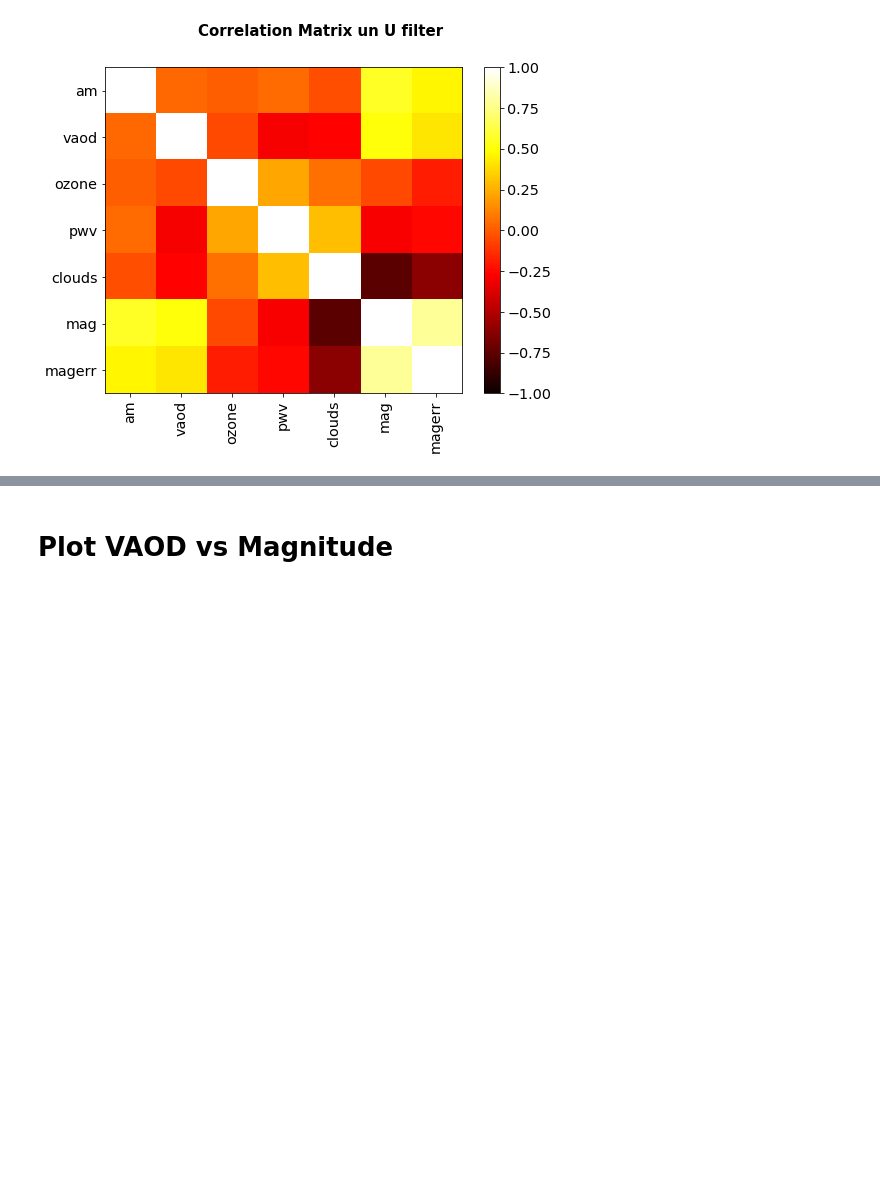
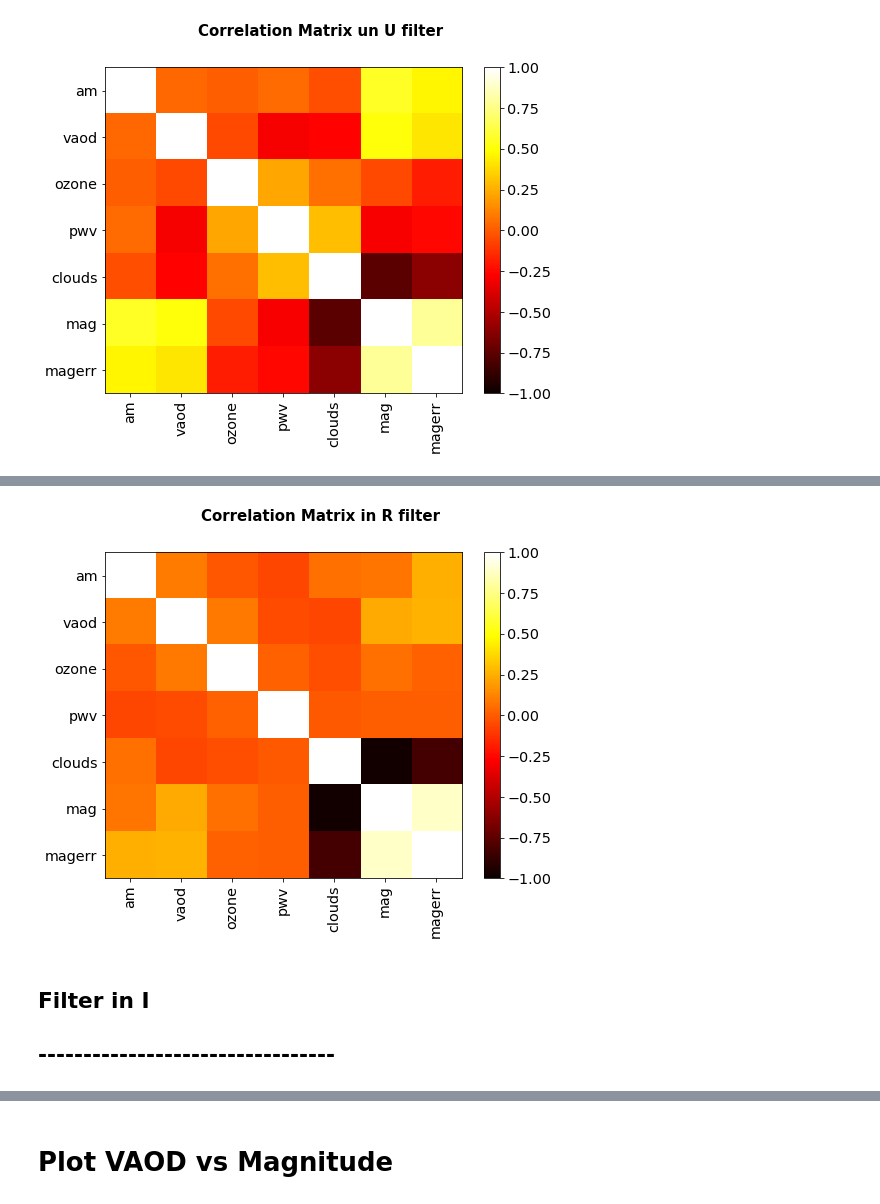
Before and after one commit to LSSTDESC/OpenAtmMiniDataChallenge, a Jupyter notebook: CorrelationSimResultAtmosphere.ipynb, the cells around one changed output, grey strips where cells are left out. Cells and saved outputs as stored; diff of their text form; code cells hidden in the pictures; blank space fills up the shorter version.

```diff
--- a/CorrelationSimResultAtmosphere.ipynb
+++ b/CorrelationSimResultAtmosphere.ipynb
@@ -246 +316,3 @@ thedf.loc[(thedf.f == 2) ].plot.scatter(x='vaod',y='mag',yerr='magerr',title='va
+# %%
+corr=thedfr.loc[(thedf.f == 3) ].corr()
 # %%
@@ -250,0 +320,13 @@ thedf.loc[(thedf.f == 3) ].plot.scatter(x='vaod',y='mag',yerr='magerr',title='va
+# %%
+plt.figure(figsize=(8, 6))
+plt.imshow(corr, cmap='hot', interpolation='none', aspect='auto',vmin=-1,vmax=+1)
+plt.colorbar()
+plt.xticks(range(len(corr)), corr.columns, rotation='vertical')
+plt.yticks(range(len(corr)), corr.columns);
+plt.suptitle('Correlation Matrix in R filter', fontsize=15, fontweight='bold')
+plt.show()
+# %% [output]
+[figure, added]
+# %% [markdown]
+## Filter in I
+## ---------------------------------
```
Also changed, not shown: parts of 53 cells of this notebook.
